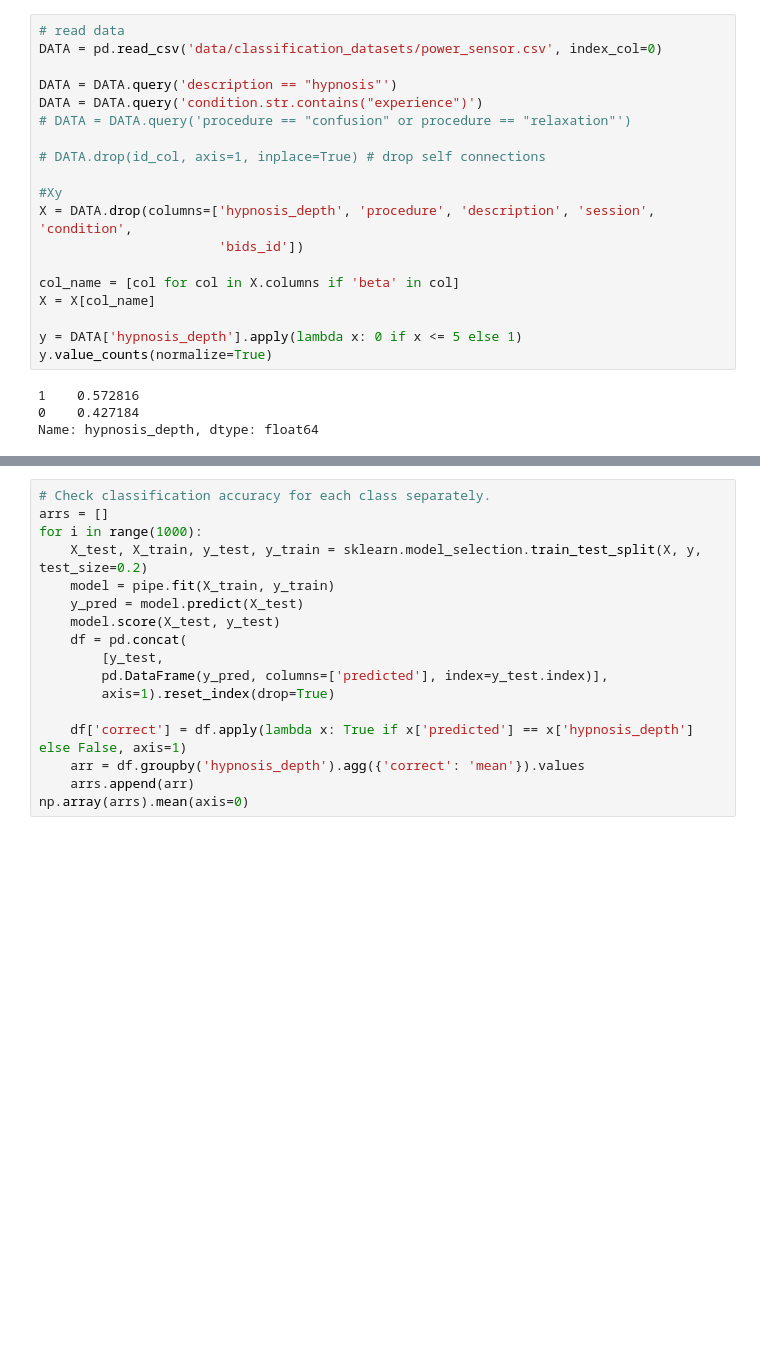
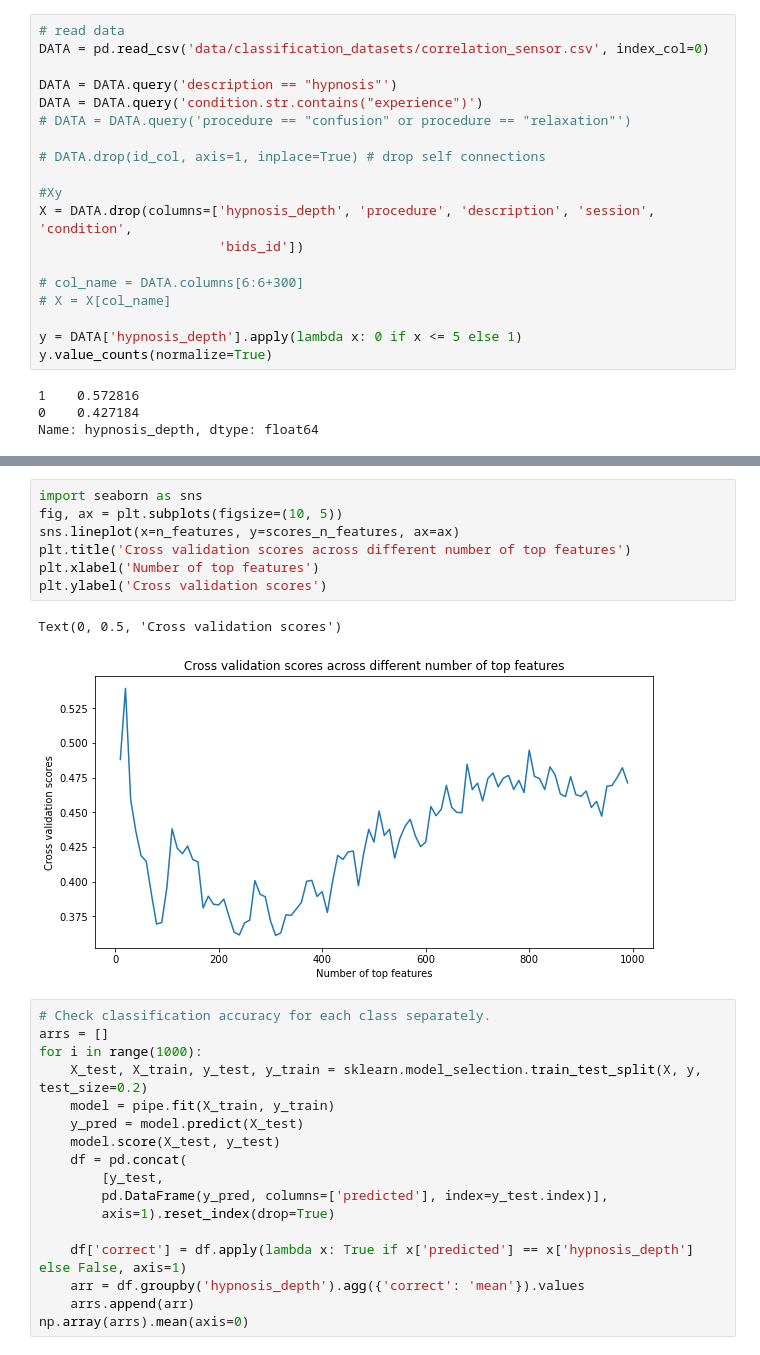
Before and after one commit to sycomix/SuggNet, a Jupyter notebook: notebooks/archived/4 FC Classification.ipynb, the cells around one changed output, grey strips where cells are left out. Drawn from its saved outputs; the diff is of its cells as text; blank space fills up the shorter version.

Commit message:
Test the effect of including different numbers of top features on SVC performance.

```diff
--- a/notebooks/archived/4 FC Classification.ipynb
+++ b/notebooks/archived/4 FC Classification.ipynb
@@ -119,7 +119,7 @@ id_col = [f'{i} ({j})' for i in identicals_col for j in freqs]
 ## Prepare Xy
 # %%
 # read data
-DATA = pd.read_csv('data/classification_datasets/power_sensor.csv', index_col=0)
+DATA = pd.read_csv('data/classification_datasets/correlation_sensor.csv', index_col=0)
 
 DATA = DATA.query('description == "hypnosis"')
 DATA = DATA.query('condition.str.contains("experience")')
@@ -131,8 +131,8 @@ DATA = DATA.query('condition.str.contains("experience")')
 X = DATA.drop(columns=['hypnosis_depth', 'procedure', 'description', 'session', 'condition',
                        'bids_id'])
 
-col_name = [col for col in X.columns if 'beta' in col]
-X = X[col_name]
+# col_name = DATA.columns[6:6+300]
+# X = X[col_name]
 
 y = DATA['hypnosis_depth'].apply(lambda x: 0 if x <= 5 else 1)
 y.value_counts(normalize=True)
@@ -174,3 +179,13 @@ scores_total.mean(), scores_total.std()
+# %%
+import seaborn as sns
+fig, ax = plt.subplots(figsize=(10, 5))
+sns.lineplot(x=n_features, y=scores_n_features, ax=ax)
+plt.title('Cross validation scores across different number of top features')
+plt.xlabel('Number of top features')
+plt.ylabel('Cross validation scores')
+# %% [output]
+Text(0, 0.5, 'Cross validation scores')
+[figure, added]
 # %%
 # Check classification accuracy for each class separately.
 arrs = []
```
Also changed, not shown: parts of 2 cells of this notebook.
